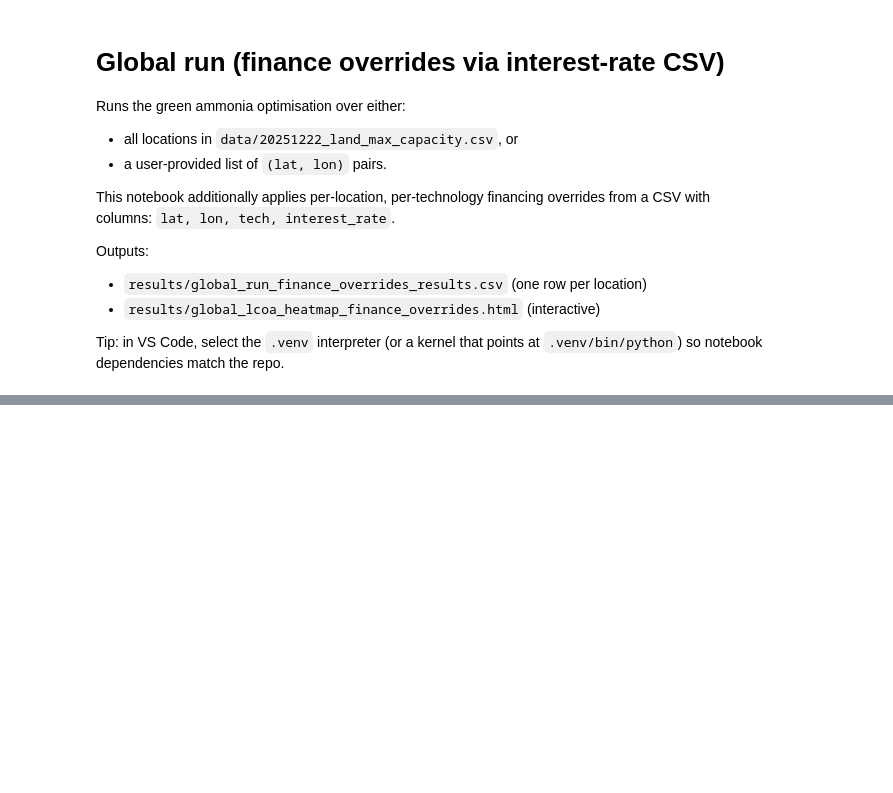
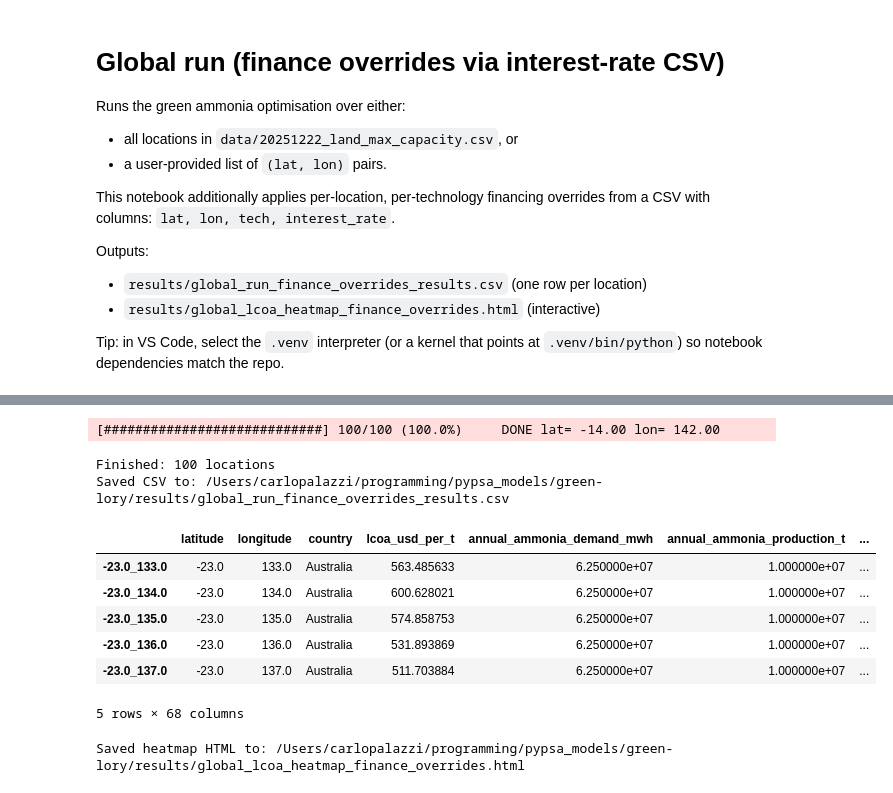
Before and after one commit to cpalazzi/green-lory, a Jupyter notebook: notebooks/04_global_finance_overrides_run.ipynb, the cells around one changed output, grey strips where cells are left out. Saved outputs shown, nothing was run; the diff lists cells and outputs as text; code cells hidden in the pictures; blank space fills up the shorter version.

```diff
--- a/notebooks/04_global_finance_overrides_run.ipynb
+++ b/notebooks/04_global_finance_overrides_run.ipynb
@@ -56,6 +56,9 @@ LOCATIONS_CSV = None  # e.g. repo_root / 'inputs' / 'my_locations.csv'
 # Finance overrides CSV (lat, lon, tech, interest_rate)
 INTEREST_CSV = repo_root / 'inputs' / 'example_finance_overrides.csv'
 
+# Tech-config YAML for finance overrides / currency metadata
+TECH_YAML = repo_root / 'inputs' / 'tech_config_ammonia_plant_2030_qld.yaml'
+
 # Runtime controls
 AGGREGATION_COUNT = 1
 TIME_STEP_H = 1.0
@@ -68,7 +71,7 @@ RESULTS_XLSX = OUTPUT_DIR / 'global_run_finance_overrides_results.xlsx'
 
 # Heatmap outputs
 HEATMAP_HTML = OUTPUT_DIR / 'global_lcoa_heatmap_finance_overrides.html'
-COLOR_COLUMN = 'lcoa_usd_per_t'
+COLOR_COLUMN = f"lcoa_{os.environ.get('GREEN_LORY_CURRENCY', 'USD').lower()}_per_t"
 COLOR_SCALE = 'Cividis'
 # %%
 # 10x10 contiguous 1° grid starting at (-23, 133) for testing
@@ -93,21 +99,33 @@ print('Interest overrides CSV:', INTEREST_CSV)
 # %%
 # Run the batch optimisation.
 # - Progress bar is printed while looping.
 # - QUIET=True suppresses solver/pypsa chatter for each run.
 results_df = run_global.run_global(
     locations=locations,
     interest_csv=INTEREST_CSV,
     aggregation_count=AGGREGATION_COUNT,
     time_step=TIME_STEP_H,
     max_snapshots=MAX_SNAPSHOTS,
     output_csv=RESULTS_CSV,
+    tech_yaml=TECH_YAML,
     quiet=QUIET,
  )
 
 print(f'Finished: {len(results_df)} locations')
 print('Saved CSV to:', RESULTS_CSV)
 
 display(results_df.head())
+# %% [output]
+[############################] 100/100 (100.0%)     DONE lat= -14.00 lon= 142.00
+Finished: 100 locations
+Saved CSV to: /Users/carlopalazzi/programming/pypsa_models/green-lory/results/global_run_finance_overrides_results.csv
+|  | latitude | longitude | country | lcoa_usd_per_t | annual_ammonia_demand_mwh | annual_ammonia_production_t | ... |
+| -23.0_133.0 | -23.0 | 133.0 | Australia | 563.485633 | 6.250000e+07 | 1.000000e+07 | ... |
+| -23.0_134.0 | -23.0 | 134.0 | Australia | 600.628021 | 6.250000e+07 | 1.000000e+07 | ... |
+| -23.0_135.0 | -23.0 | 135.0 | Australia | 574.858753 | 6.250000e+07 | 1.000000e+07 | ... |
+| -23.0_136.0 | -23.0 | 136.0 | Australia | 531.893869 | 6.250000e+07 | 1.000000e+07 | ... |
+| -23.0_137.0 | -23.0 | 137.0 | Australia | 511.703884 | 6.250000e+07 | 1.000000e+07 | ... |
+5 rows × 68 columns
 # %%
 # Plot choropleth heatmap of LCOA (grid-cell polygons)
 fig = plot_global_heatmap.plot_lcoa_heatmap(
@@ -123,3 +141,5 @@ fig.show()
 # Save interactive HTML
 fig.write_html(HEATMAP_HTML)
 print('Saved heatmap HTML to:', HEATMAP_HTML)
+# %% [output]
+Saved heatmap HTML to: /Users/carlopalazzi/programming/pypsa_models/green-lory/results/global_lcoa_heatmap_finance_overrides.html
```
Also changed, not shown: parts of 1 cell of this notebook, 15 other files.
